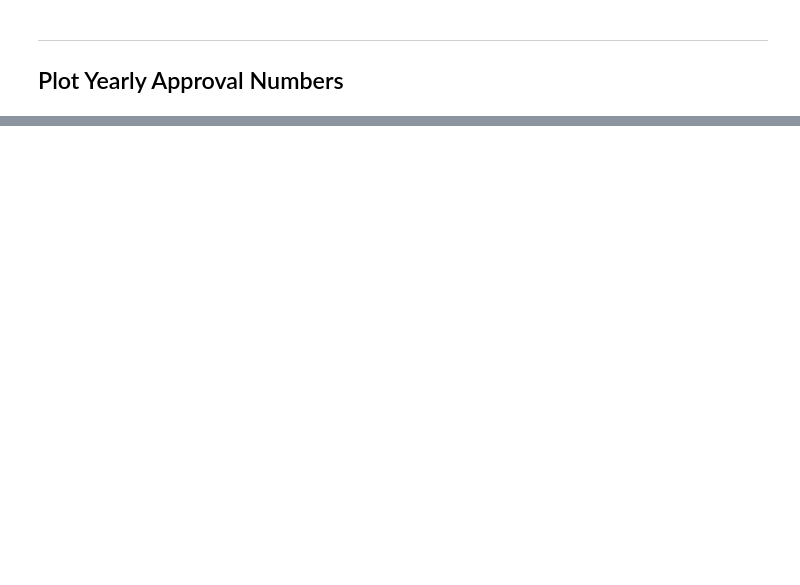
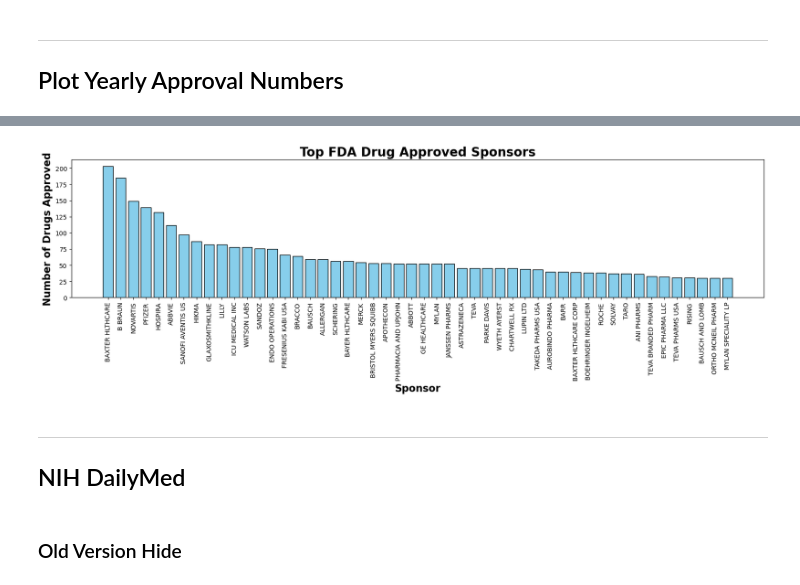
Before and after one commit to rahim-hashim/FDA-NCE-Scraper, a Jupyter notebook: fda_nce_scrape.ipynb, the cells around one changed output, grey strips where cells are left out. Saved outputs shown, nothing was run; the diff lists cells and outputs as text; code cells hidden in the pictures; blank space fills up the shorter version.

```diff
--- a/fda_nce_scrape.ipynb
+++ b/fda_nce_scrape.ipynb
@@ -249,0 +828,10 @@ df_all.tail(20)
+# %%
+# Pubchem
+pubchem_radio = find_drug(pubchem_df, 'description', ['radio'])
+for d_index, drug in pubchem_radio.iterrows():
+	print(f'{drug["drug_name"]}')
+	# get drug description
+	description = drug['description']
+	# add an indent to the description
+	description = textwrap.fill(description, width=80, initial_indent='    ', subsequent_indent='    ')
+	print(description)
@@ -312,0 +1418,25 @@ df_all.to_csv('fda_nce.csv', index=False)
+# %%
+# make a plot with the largest number of sponsors
+def plot_sponsors(approved_drugs_df):
+	unique_drugs_df = approved_drugs_df.drop_duplicates(subset=['drug_name'])
+	# get the top 10 sponsors
+	top_sponsors = unique_drugs_df['sponsor'].value_counts().nlargest(50)
+	# plot
+	f, ax = plt.subplots(1, 1, figsize=(20, 4))
+	ax.bar(top_sponsors.index, top_sponsors.values, color='skyblue', edgecolor='black')
+	# rotate x-axis labels
+	plt.xticks(rotation=90, fontsize=10)
+	# show each sponsor on x-axis
+	ax.set_xlabel('Sponsor', fontsize=16, fontweight='bold')
+	ax.set_ylabel('Number of Drugs Approved', fontsize=16, fontweight='bold')
+	ax.set_title('Top FDA Drug Approved Sponsors', fontsize=20, fontweight='bold')
+	plt.show()
+
+plot_sponsors(approved_drugs_df)
+# %% [output]
+[figure, added]
+# %% [markdown]
+***
+## NIH DailyMed
+# %% [markdown]
+### Old Version Hide
```
Also changed, not shown: parts of 52 cells of this notebook, 10 other files.
